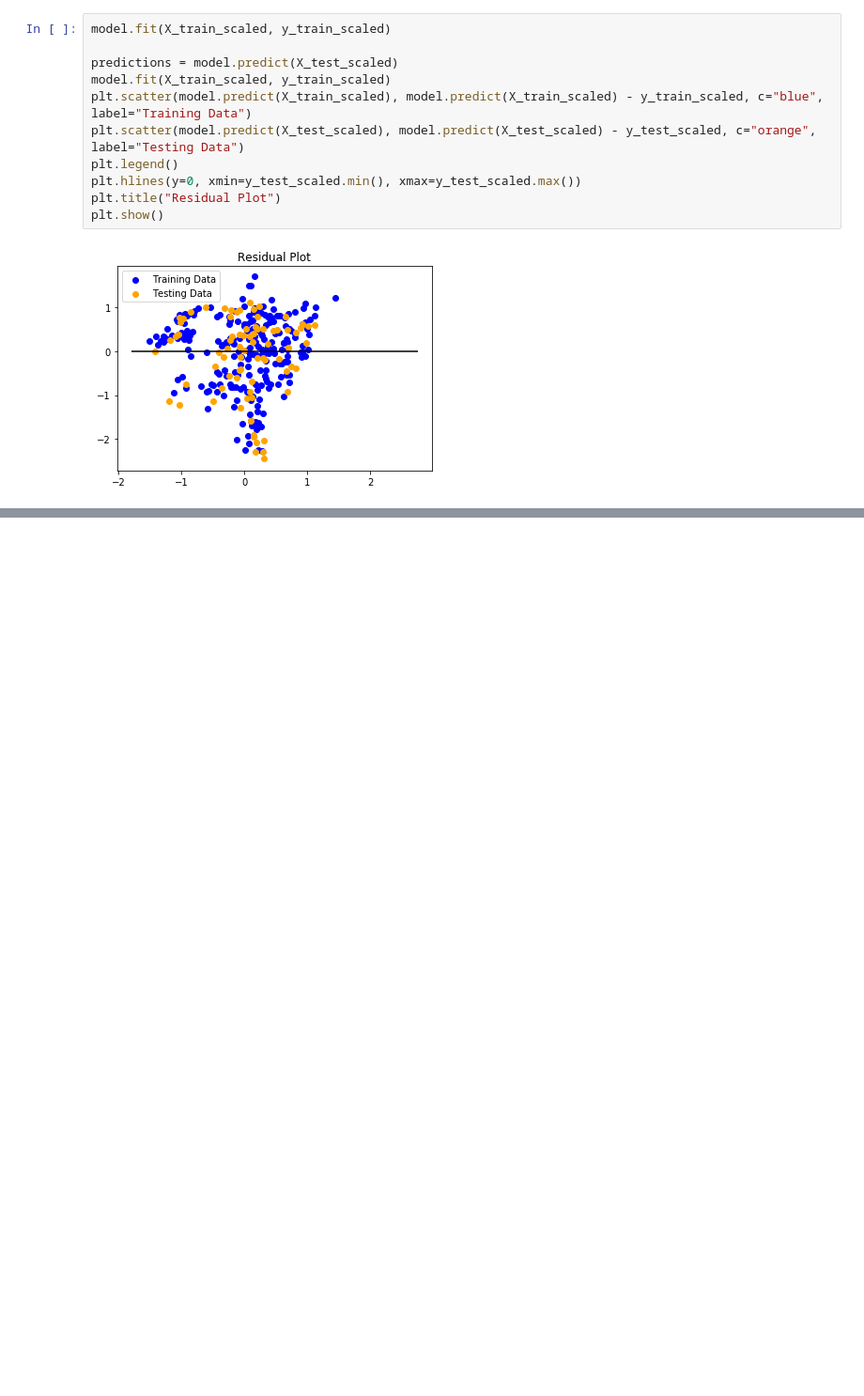
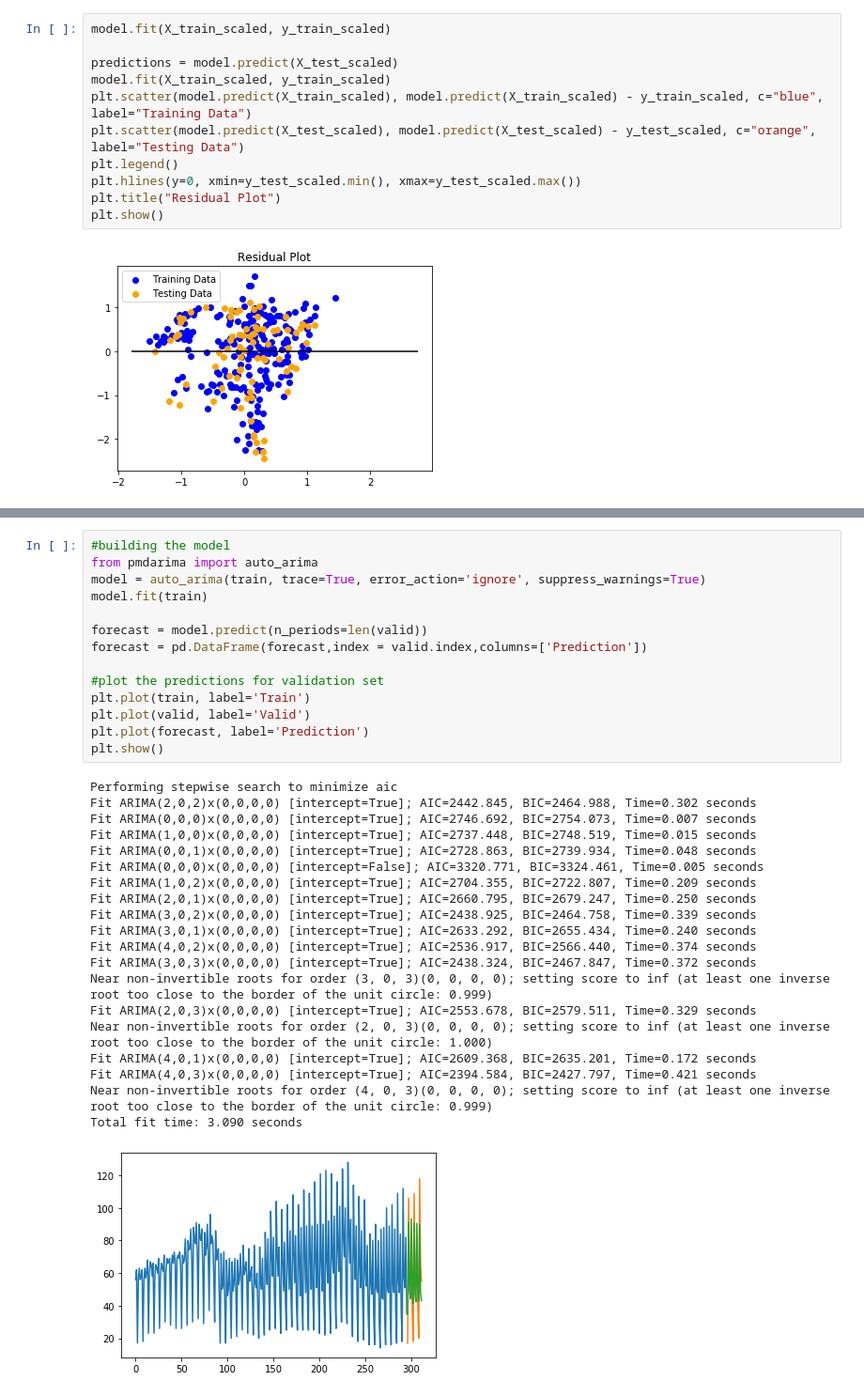
Before and after one commit to kgremillion/Energy_ML, a Jupyter notebook: Code/P3_DropExp.ipynb, the cells around one changed output, grey strips where cells are left out. Shown at 94% size. Drawn from its saved outputs; the diff is of its cells as text; blank space fills up the shorter version.

```diff
--- a/Code/P3_DropExp.ipynb
+++ b/Code/P3_DropExp.ipynb
@@ -425,0 +332,35 @@ overlay.opts(
+# %%
+#building the model
+from pmdarima import auto_arima
+model = auto_arima(train, trace=True, error_action='ignore', suppress_warnings=True)
+model.fit(train)
+
+forecast = model.predict(n_periods=len(valid))
+forecast = pd.DataFrame(forecast,index = valid.index,columns=['Prediction'])
+
+#plot the predictions for validation set
+plt.plot(train, label='Train')
+plt.plot(valid, label='Valid')
+plt.plot(forecast, label='Prediction')
+plt.show()
+# %% [output]
+Performing stepwise search to minimize aic
+Fit ARIMA(2,0,2)x(0,0,0,0) [intercept=True]; AIC=2442.845, BIC=2464.988, Time=0.302 seconds
+Fit ARIMA(0,0,0)x(0,0,0,0) [intercept=True]; AIC=2746.692, BIC=2754.073, Time=0.007 seconds
+Fit ARIMA(1,0,0)x(0,0,0,0) [intercept=True]; AIC=2737.448, BIC=2748.519, Time=0.015 seconds
+Fit ARIMA(0,0,1)x(0,0,0,0) [intercept=True]; AIC=2728.863, BIC=2739.934, Time=0.048 seconds
+Fit ARIMA(0,0,0)x(0,0,0,0) [intercept=False]; AIC=3320.771, BIC=3324.461, Time=0.005 seconds
+Fit ARIMA(1,0,2)x(0,0,0,0) [intercept=True]; AIC=2704.355, BIC=2722.807, Time=0.209 seconds
+Fit ARIMA(2,0,1)x(0,0,0,0) [intercept=True]; AIC=2660.795, BIC=2679.247, Time=0.250 seconds
+Fit ARIMA(3,0,2)x(0,0,0,0) [intercept=True]; AIC=2438.925, BIC=2464.758, Time=0.339 seconds
+Fit ARIMA(3,0,1)x(0,0,0,0) [intercept=True]; AIC=2633.292, BIC=2655.434, Time=0.240 seconds
+Fit ARIMA(4,0,2)x(0,0,0,0) [intercept=True]; AIC=2536.917, BIC=2566.440, Time=0.374 seconds
+Fit ARIMA(3,0,3)x(0,0,0,0) [intercept=True]; AIC=2438.324, BIC=2467.847, Time=0.372 seconds
+Near non-invertible roots for order (3, 0, 3)(0, 0, 0, 0); setting score to inf (at least one inverse root too close to the border of the unit circle: 0.999)
+Fit ARIMA(2,0,3)x(0,0,0,0) [intercept=True]; AIC=2553.678, BIC=2579.511, Time=0.329 seconds
+Near non-invertible roots for order (2, 0, 3)(0, 0, 0, 0); setting score to inf (at least one inverse root too close to the border of the unit circle: 1.000)
+Fit ARIMA(4,0,1)x(0,0,0,0) [intercept=True]; AIC=2609.368, BIC=2635.201, Time=0.172 seconds
+Fit ARIMA(4,0,3)x(0,0,0,0) [intercept=True]; AIC=2394.584, BIC=2427.797, Time=0.421 seconds
+Near non-invertible roots for order (4, 0, 3)(0, 0, 0, 0); setting score to inf (at least one inverse root too close to the border of the unit circle: 0.999)
+Total fit time: 3.090 seconds
+[figure, added]
```
Also changed, not shown: parts of 64 cells of this notebook, 19 other files.
